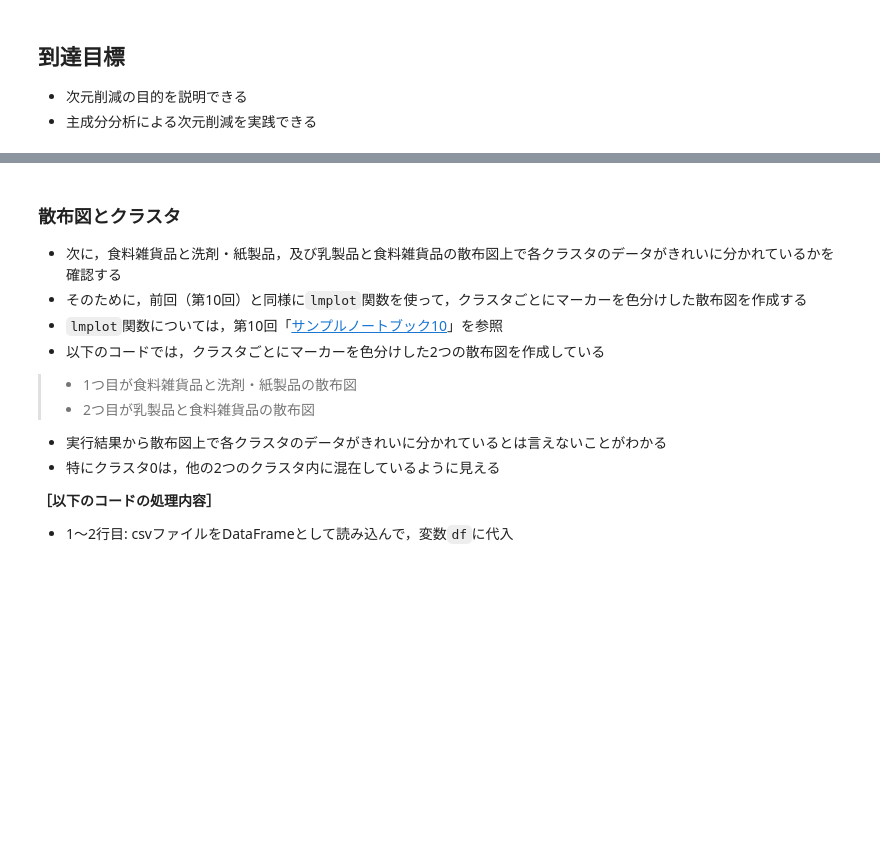
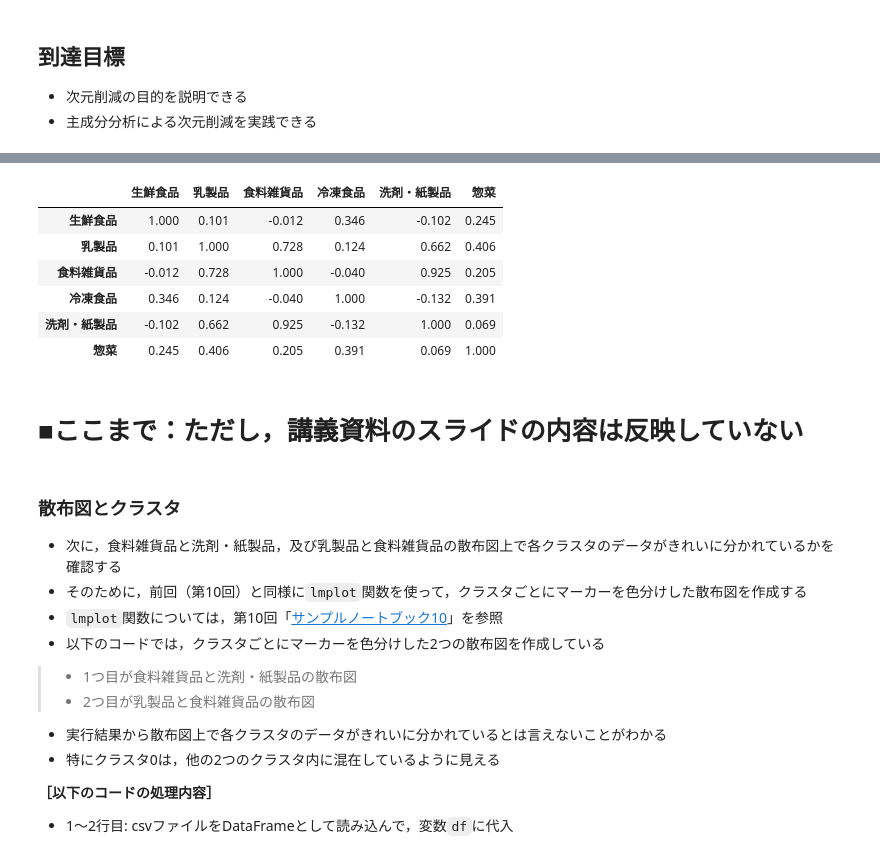
Before and after one commit to yoshida-nu/lecture_public, a Jupyter notebook: datascience/doc/datascience_notebook10.ipynb, the cells around one changed output, grey strips where cells are left out. Drawn from its saved outputs; the diff is of its cells as text; code cells hidden in the pictures; blank space fills up the shorter version.

```diff
--- a/datascience/doc/datascience_notebook10.ipynb
+++ b/datascience/doc/datascience_notebook10.ipynb
@@ -217,3 +602,27 @@ display(r)
+# %%
+# 相関係数行列の作成
+df = pd.read_csv('wholesale.csv')
+from sklearn.preprocessing import StandardScaler
+sc = StandardScaler()
+sc.fit(df)
+df_s = sc.transform(df)
+df_cluster = pd.DataFrame(df_s, columns = df.columns)
+from sklearn.cluster import KMeans
+kmeans_model = KMeans(n_clusters=3, random_state=random_seed)
+kmeans_model.fit(df_cluster)
+df_cluster['cluster'] = kmeans_model.labels_
+r = df_cluster.drop('cluster', axis=1).corr()
+display(r)
+# %% [output]
+|  | 生鮮食品 | 乳製品 | 食料雑貨品 | 冷凍食品 | 洗剤・紙製品 | 惣菜 |
+| 生鮮食品 | 1.000 | 0.101 | -0.012 | 0.346 | -0.102 | 0.245 |
+| 乳製品 | 0.101 | 1.000 | 0.728 | 0.124 | 0.662 | 0.406 |
+| 食料雑貨品 | -0.012 | 0.728 | 1.000 | -0.040 | 0.925 | 0.205 |
+| 冷凍食品 | 0.346 | 0.124 | -0.040 | 1.000 | -0.132 | 0.391 |
+| 洗剤・紙製品 | -0.102 | 0.662 | 0.925 | -0.132 | 1.000 | 0.069 |
+| 惣菜 | 0.245 | 0.406 | 0.205 | 0.391 | 0.069 | 1.000 |
+# %% [markdown]
+# ■ここまで：ただし，講義資料のスライドの内容は反映していない
 # %% [markdown]
 ### 散布図とクラスタ
 * 次に，食料雑貨品と洗剤・紙製品，及び乳製品と食料雑貨品の散布図上で各クラスタのデータがきれいに分かれているかを確認する
```
Also changed, not shown: parts of 49 cells of this notebook, 14 other files.
